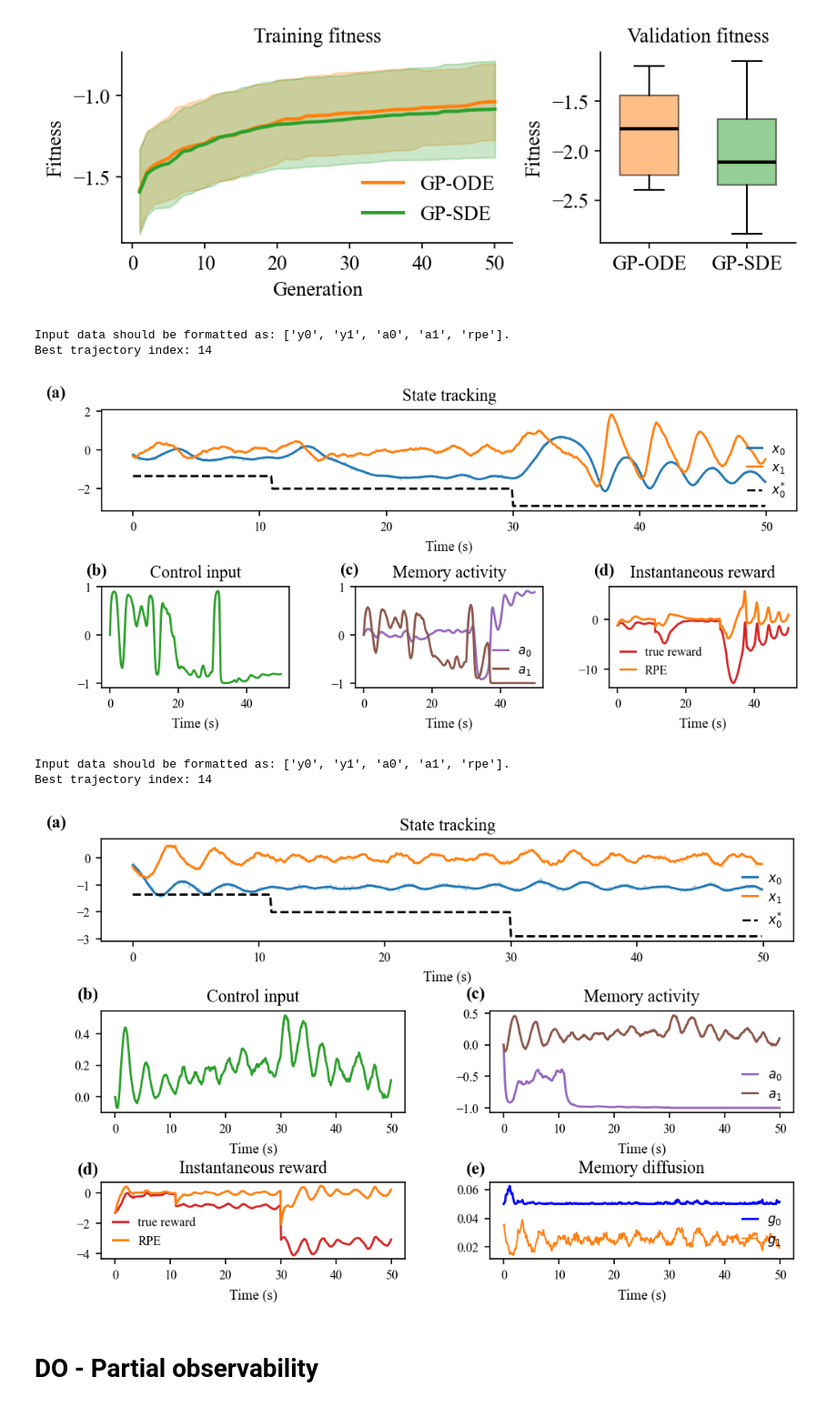
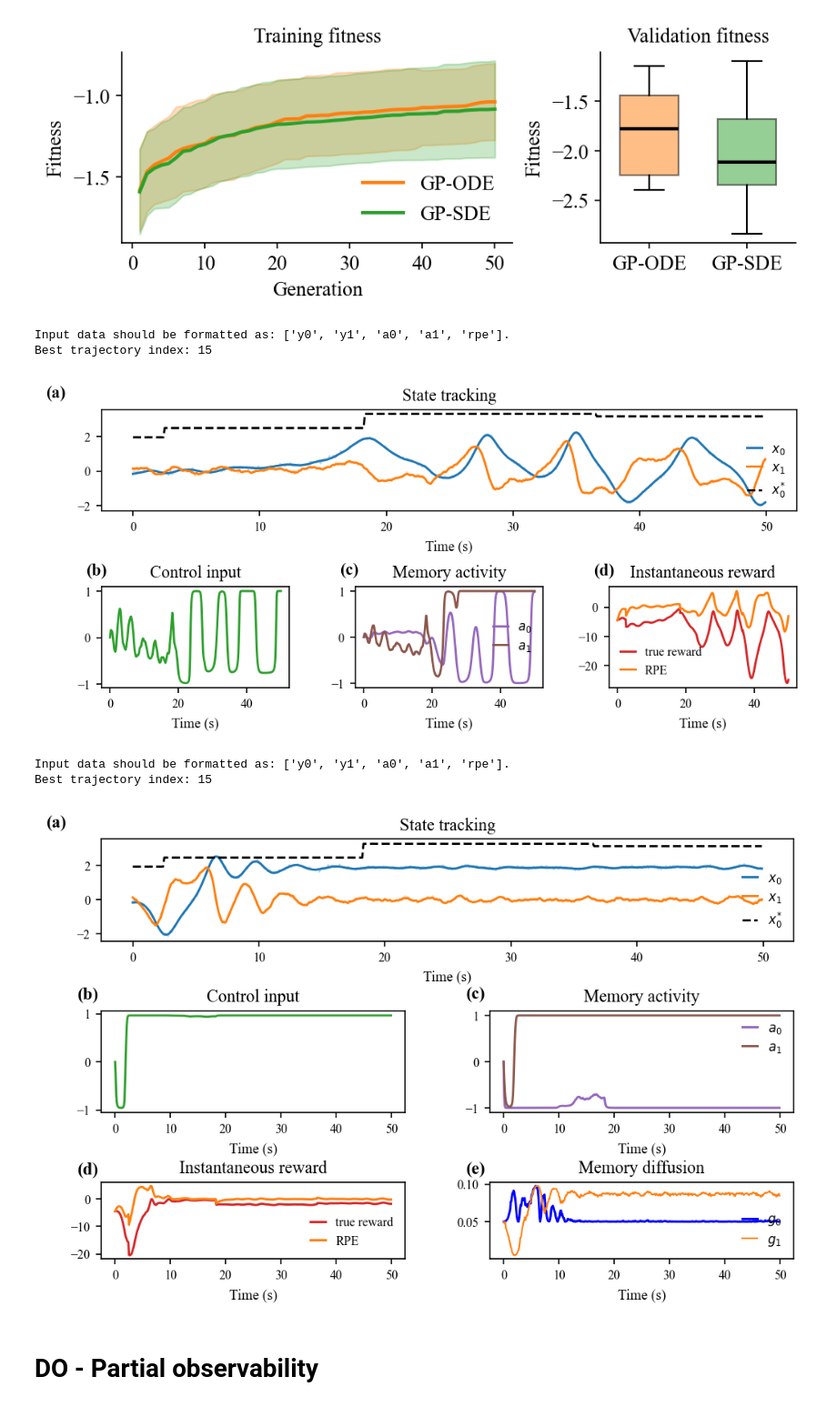
Before and after one commit to KhoaNguyen02/SDEvolve, a Jupyter notebook: src/analysis.ipynb, the cells around one changed output. Shown at 91% size. Saved outputs shown, nothing was run; the diff lists cells and outputs as text; code cells hidden in the pictures.

```diff
--- a/src/analysis.ipynb
+++ b/src/analysis.ipynb
@@ -482,30 +485,30 @@ plot_trajectory(
     jump_size=1.0,
     gamma=0.0,
     candidate_path="../results/DO/Experiment_D2/GP-ODE/seed_6/best_candidate.npy",
-    plot_idx=14,
+    plot_idx=15,
     seed=9999
 )
 # %% [output]
 Input data should be formatted as: ['y0', 'y1', 'a0', 'a1', 'rpe'].
-Best trajectory index: 14
+Best trajectory index: 15
-[figure, old version]
+[figure, new version]
 # %%
 plot_trajectory(
     "GP-SDE",
     "DO",
     n_obs=2,
     feedback_fn=distance_reward,
     lambd=0.05,
     jump_size=1.0,
     gamma=0.1,
     candidate_path="../results/DO/Experiment_D2/GP-SDE/seed_6/best_candidate.npy",
-    plot_idx=14,
+    plot_idx=15,
     seed=9999
 )
 # %% [output]
 Input data should be formatted as: ['y0', 'y1', 'a0', 'a1', 'rpe'].
-Best trajectory index: 14
+Best trajectory index: 15
-[figure, old version]
+[figure, new version]
 # %% [markdown]
 # DO - Partial observability
 # %% [markdown]
```
Also changed, not shown: parts of 13 cells of this notebook.
